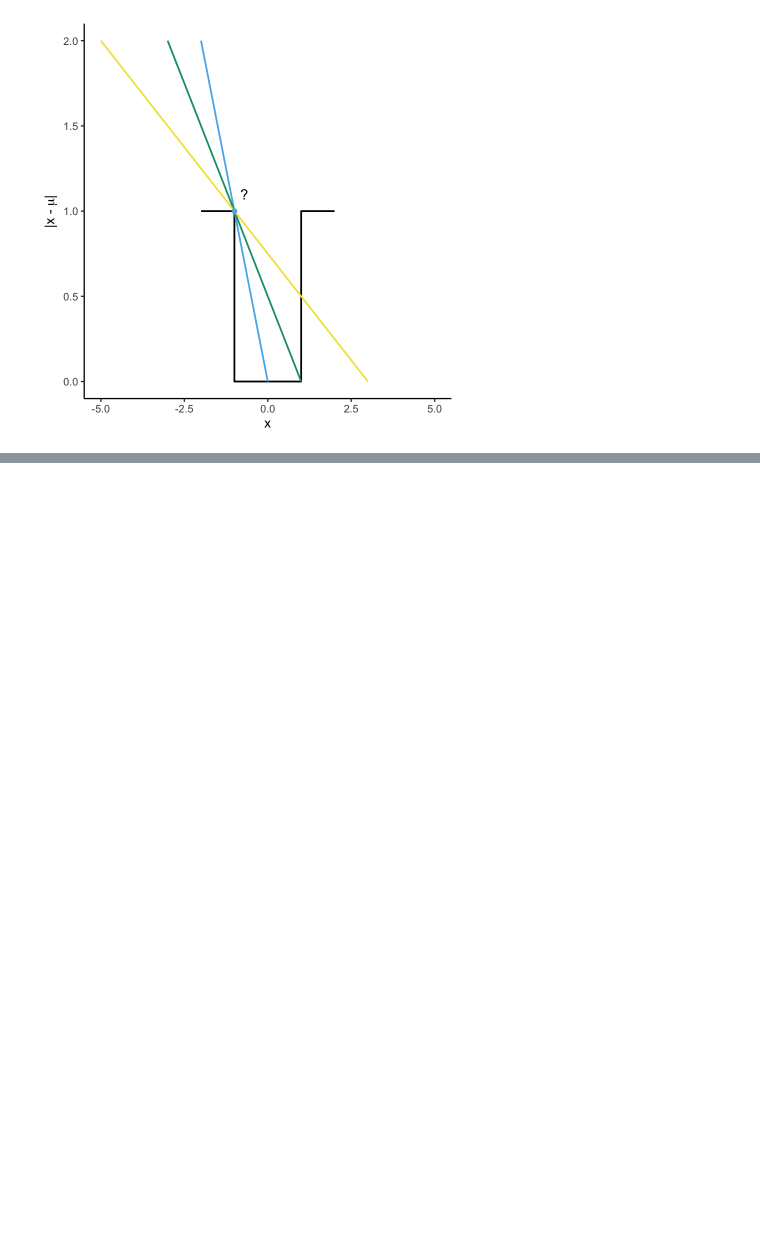
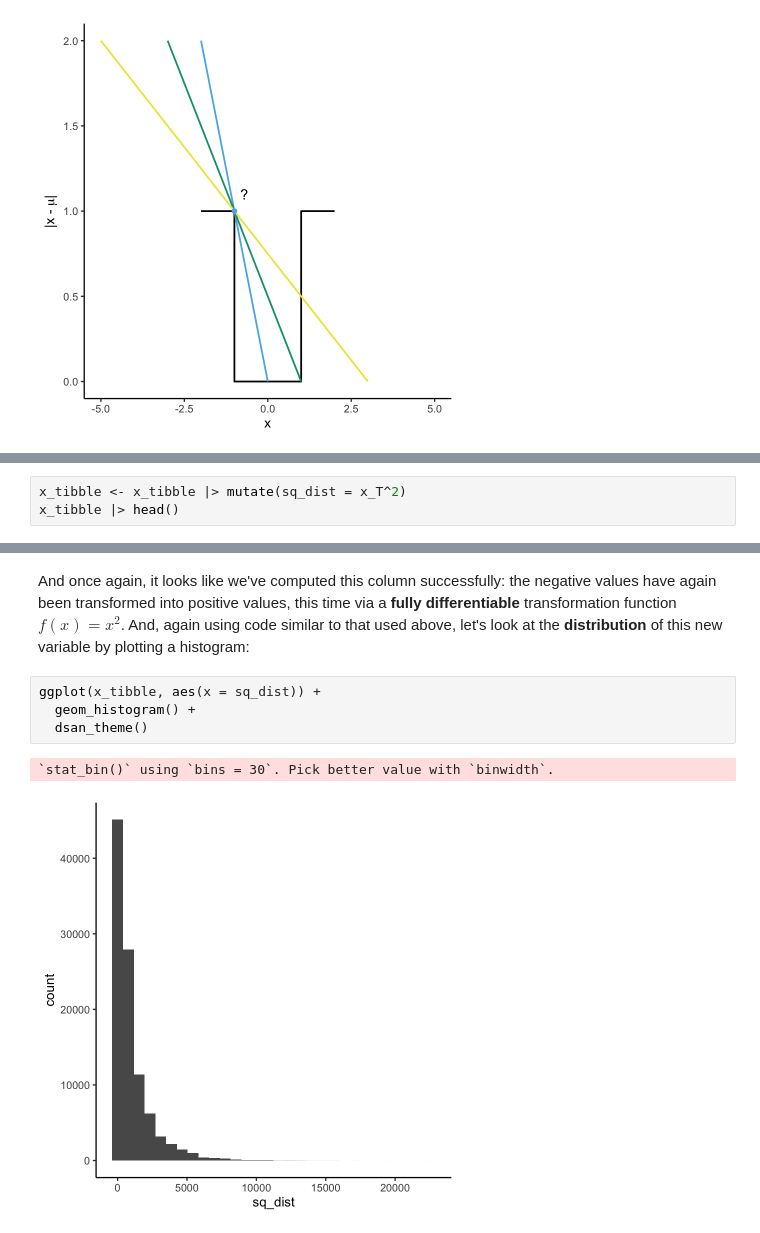
Before and after one commit to jpowerj/2023-fall-dsan5100, a Jupyter notebook: writeups/lab-4-prep/DSAN5100_Lab_4_Prep.ipynb, the cells around one changed output, grey strips where cells are left out. Saved outputs shown, nothing was run; the diff lists cells and outputs as text; blank space fills up the shorter version.

```diff
--- a/writeups/lab-4-prep/DSAN5100_Lab_4_Prep.ipynb
+++ b/writeups/lab-4-prep/DSAN5100_Lab_4_Prep.ipynb
@@ -602,0 +657,3 @@ Warning message:
+# %%
+x_tibble <- x_tibble |> mutate(sq_dist = x_T^2)
+x_tibble |> head()
@@ -602,0 +670,9 @@ Warning message:
+# %% [markdown]
+And once again, it looks like we've computed this column successfully: the negative values have again been transformed into positive values, this time via a **fully differentiable** transformation function $f(x) = x^2$. And, again using code similar to that used above, let's look at the **distribution** of this new variable by plotting a histogram:
+# %%
+ggplot(x_tibble, aes(x = sq_dist)) +
+  geom_histogram() +
+  dsan_theme()
+# %% [output]
+`stat_bin()` using `bins = 30`. Pick better value with `binwidth`.
+[figure, added]
```
Also changed, not shown: parts of 53 cells of this notebook, 11 other files.
